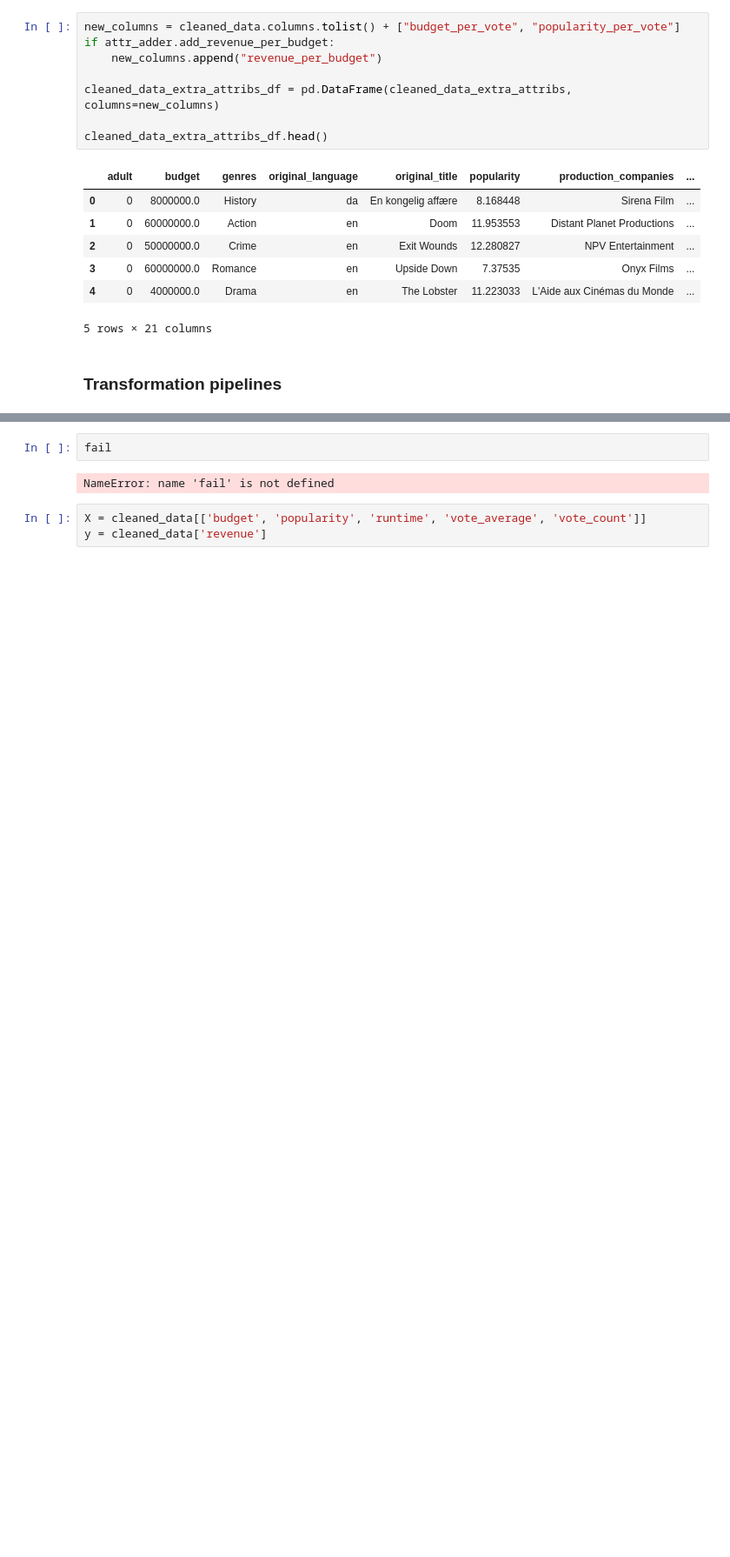
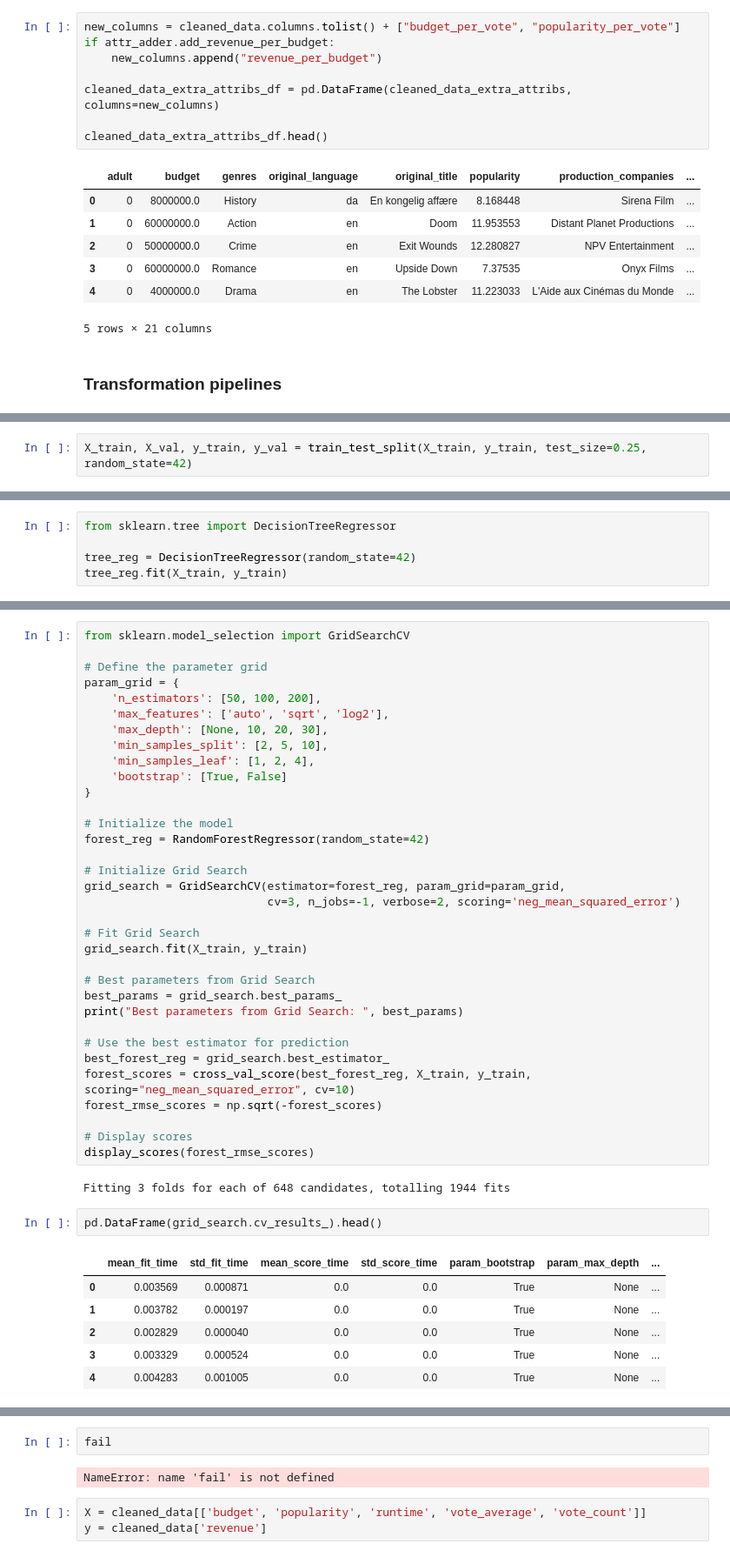
Before and after one commit to Gruppe-H/AI_exam, a Jupyter notebook: regression.ipynb, the cells around one changed output, grey strips where cells are left out. Shown at 87% size. Drawn from its saved outputs; the diff is of its cells as text; blank space fills up the shorter version.

```diff
--- a/regression.ipynb
+++ b/regression.ipynb
@@ -860,0 +907,2 @@ IndexError: index 14 is out of bounds for axis 1 with size 10
+# %%
+X_train, X_val, y_train, y_val = train_test_split(X_train, y_train, test_size=0.25, random_state=42)
@@ -860,0 +942,5 @@ IndexError: index 14 is out of bounds for axis 1 with size 10
+# %%
+from sklearn.tree import DecisionTreeRegressor
+
+tree_reg = DecisionTreeRegressor(random_state=42)
+tree_reg.fit(X_train, y_train)
@@ -860,0 +1011,45 @@ IndexError: index 14 is out of bounds for axis 1 with size 10
+# %%
+from sklearn.model_selection import GridSearchCV
+
+# Define the parameter grid
+param_grid = {
+    'n_estimators': [50, 100, 200],
+    'max_features': ['auto', 'sqrt', 'log2'],
+    'max_depth': [None, 10, 20, 30],
+    'min_samples_split': [2, 5, 10],
+    'min_samples_leaf': [1, 2, 4],
+    'bootstrap': [True, False]
+}
+
+# Initialize the model
+forest_reg = RandomForestRegressor(random_state=42)
+
+# Initialize Grid Search
+grid_search = GridSearchCV(estimator=forest_reg, param_grid=param_grid,
+                           cv=3, n_jobs=-1, verbose=2, scoring='neg_mean_squared_error')
+
+# Fit Grid Search
+grid_search.fit(X_train, y_train)
+
+# Best parameters from Grid Search
+best_params = grid_search.best_params_
+print("Best parameters from Grid Search: ", best_params)
+
+# Use the best estimator for prediction
+best_forest_reg = grid_search.best_estimator_
+forest_scores = cross_val_score(best_forest_reg, X_train, y_train, scoring="neg_mean_squared_error", cv=10)
+forest_rmse_scores = np.sqrt(-forest_scores)
+
+# Display scores
+display_scores(forest_rmse_scores)
+# %% [output]
+Fitting 3 folds for each of 648 candidates, totalling 1944 fits
+# %%
+pd.DataFrame(grid_search.cv_results_).head()
+# %% [output]
+|  | mean_fit_time | std_fit_time | mean_score_time | std_score_time | param_bootstrap | param_max_depth | ... |
+| 0 | 0.003569 | 0.000871 | 0.0 | 0.0 | True | None | ... |
+| 1 | 0.003782 | 0.000197 | 0.0 | 0.0 | True | None | ... |
+| 2 | 0.002829 | 0.000040 | 0.0 | 0.0 | True | None | ... |
+| 3 | 0.003329 | 0.000524 | 0.0 | 0.0 | True | None | ... |
+| 4 | 0.004283 | 0.001005 | 0.0 | 0.0 | True | None | ... |
```
Also changed, not shown: parts of 27 cells of this notebook.
